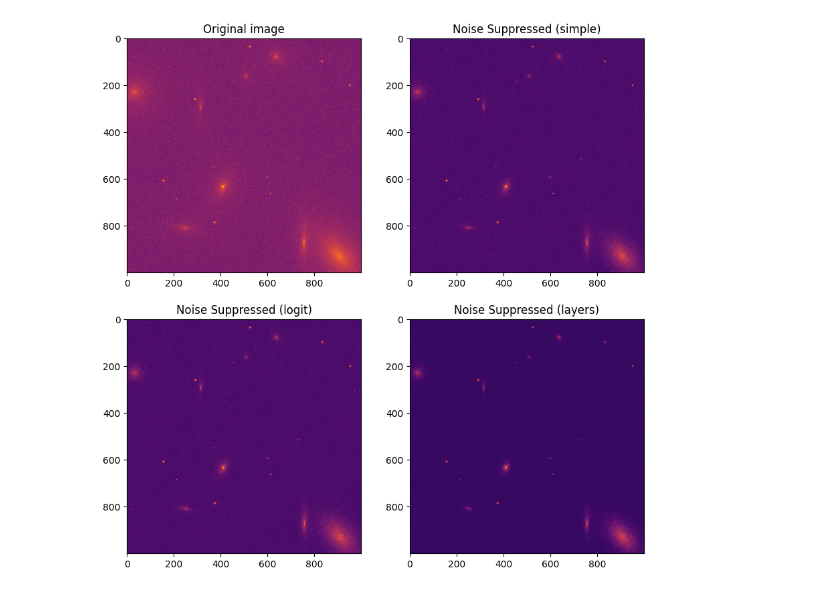
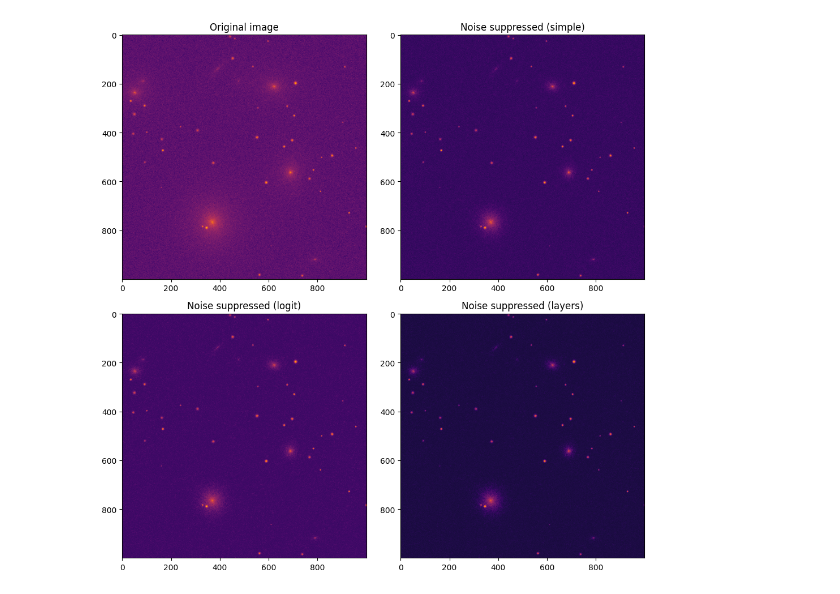
Before and after one commit to alexeros90/spanks, a Jupyter notebook: Examples/2D_suppressor_example.ipynb, the cells around one changed output. Cells and saved outputs as stored; diff of their text form; code cells hidden in the pictures.

```diff
--- a/Examples/2D_suppressor_example.ipynb
+++ b/Examples/2D_suppressor_example.ipynb
@@ -11,16 +11,16 @@ image_size = (1000, 1000)
 noise_std = 0.5
 symmetric = False
 
-number_of_psf_sources = 25
-psf_std_range = (1, 7)
-psf_dynamic_range = (1, 4)
+number_of_psf_sources = 40
+psf_std_range = (3, 10)
+psf_dynamic_range = (2.5, 5)
 
 number_of_sersic_sources = 8
-r_eff_range = (100, 170)
-n_range = (1, 4)
+r_eff_range = (100, 150)
+n_range = (1.5, 4.5)
 ellip_range = (0, 0.8)
 theta_range = (0, np.pi)
-sersic_dynamic_range = (2, 4)
+sersic_dynamic_range = (2, 4.5)
 np.random.seed(42) # Change to generate a different sky
 gradient_level = 0.0
 gradient_slope = 0
@@ -49,21 +49,21 @@ sky_image_flat_bkg = sky_image - bkg_image
 # %%
 # 3. Suppressing image noise with different methods
 sky_image_sup_simple = suppress_noise2d(sky_image_flat_bkg, method="simple", symmetric = symmetric)
 sky_image_sup_logit = suppress_noise2d(sky_image_flat_bkg, method="logit", symmetric = symmetric)
 sky_image_sup_layers = suppress_noise2d(sky_image_flat_bkg, method="layers", symmetric = symmetric)
 
 cmap = "inferno"
 # 4. Plotting results
 fig, ax = plt.subplots(2,2, figsize = (10,10))
 ax[0,0].imshow(sky_image, cmap = cmap)
 ax[0,0].set_title("Original image")
 ax[0,1].imshow(sky_image_sup_simple, cmap = cmap)
-ax[0,1].set_title("Noise Suppressed (simple)")
+ax[0,1].set_title("Noise suppressed (simple)")
 ax[1,0].imshow(sky_image_sup_logit, cmap = cmap)
-ax[1,0].set_title("Noise Suppressed (logit)")
+ax[1,0].set_title("Noise suppressed (logit)")
 ax[1,1].imshow(sky_image_sup_layers, cmap = cmap)
-ax[1,1].set_title("Noise Suppressed (layers)")
-
+ax[1,1].set_title("Noise suppressed (layers)")
+plt.tight_layout()
 plt.show()
 # %% [output]
-[figure, old version]
+[figure, new version]
```
Also changed, not shown: 4 other files.
